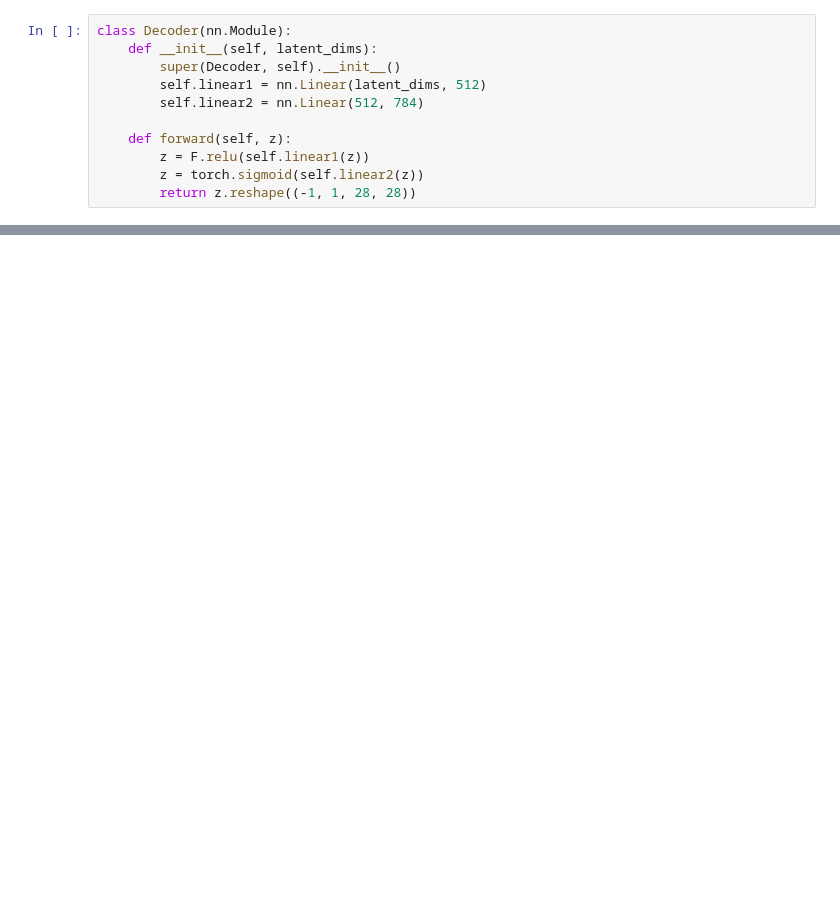
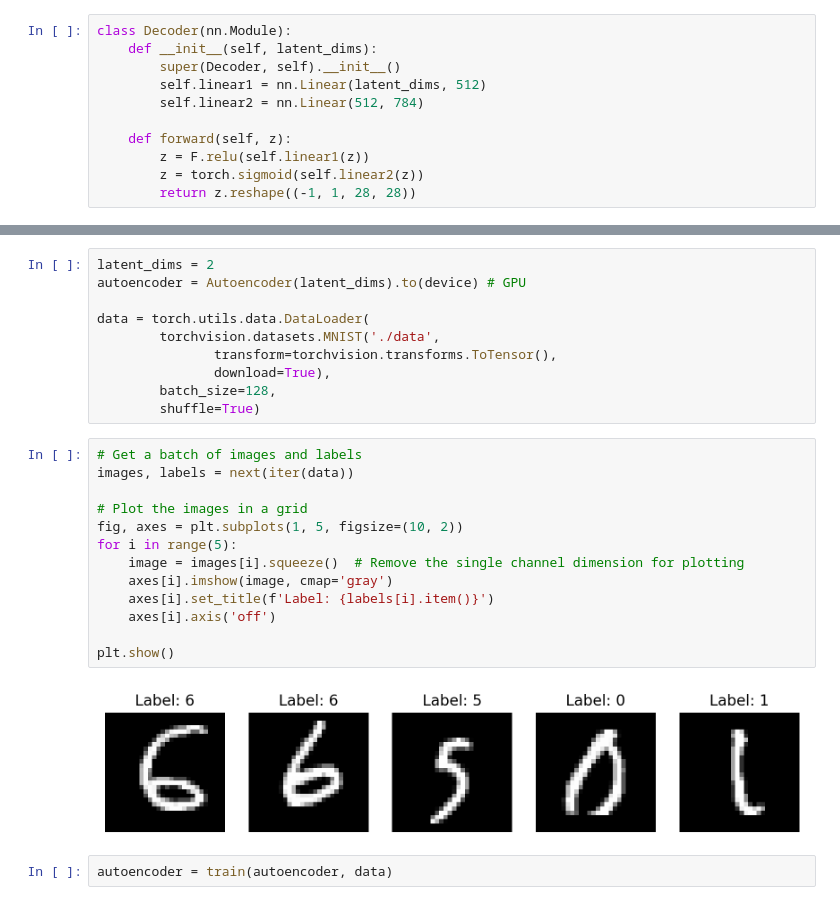
Before and after one commit to sameerhashmi36/Deep_Learning_AAU, a Jupyter notebook: GAN/gan_variational_autoencoder.ipynb, the cells around one changed output, grey strips where cells are left out. Saved outputs shown, nothing was run; the diff lists cells and outputs as text; blank space fills up the shorter version.

Commit message:
autoencoder and vae

```diff
--- a/GAN/gan_variational_autoencoder.ipynb
+++ b/GAN/gan_variational_autoencoder.ipynb
@@ -33,0 +66,27 @@ class Decoder(nn.Module):
+# %%
+latent_dims = 2
+autoencoder = Autoencoder(latent_dims).to(device) # GPU
+
+data = torch.utils.data.DataLoader(
+        torchvision.datasets.MNIST('./data',
+               transform=torchvision.transforms.ToTensor(),
+               download=True),
+        batch_size=128,
+        shuffle=True)
+# %%
+# Get a batch of images and labels
+images, labels = next(iter(data))
+
+# Plot the images in a grid
+fig, axes = plt.subplots(1, 5, figsize=(10, 2))
+for i in range(5):
+    image = images[i].squeeze()  # Remove the single channel dimension for plotting
+    axes[i].imshow(image, cmap='gray')
+    axes[i].set_title(f'Label: {labels[i].item()}')
+    axes[i].axis('off')
+
+plt.show()
+# %% [output]
+[figure, added]
+# %%
+autoencoder = train(autoencoder, data)
```
Also changed, not shown: parts of 27 cells of this notebook, 1 other file.
